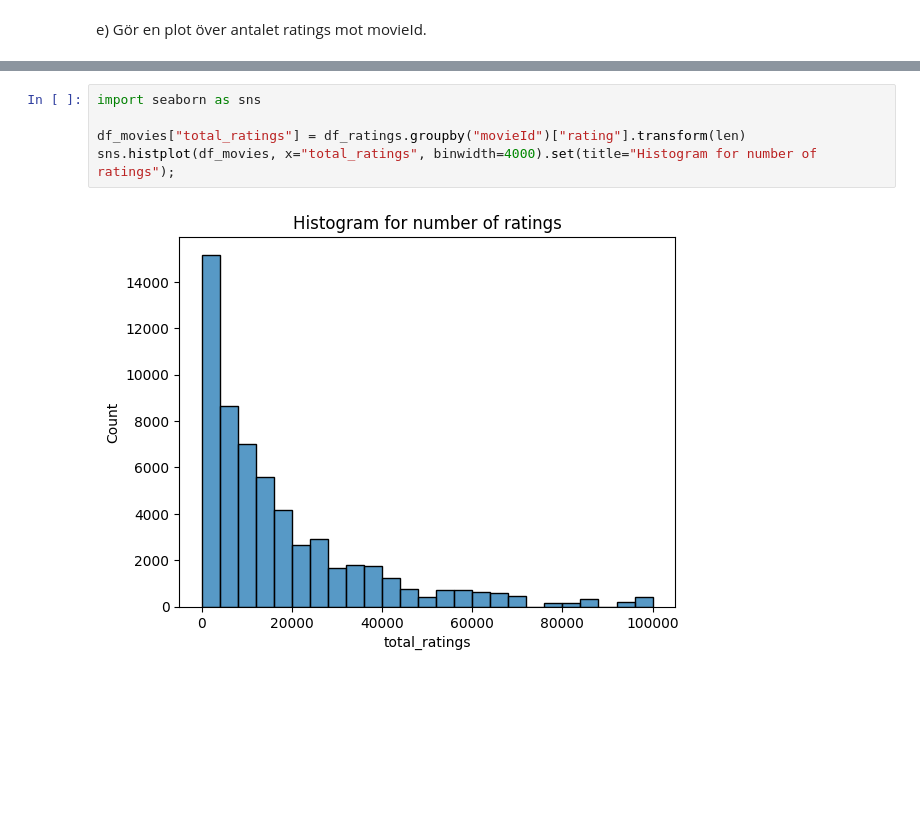
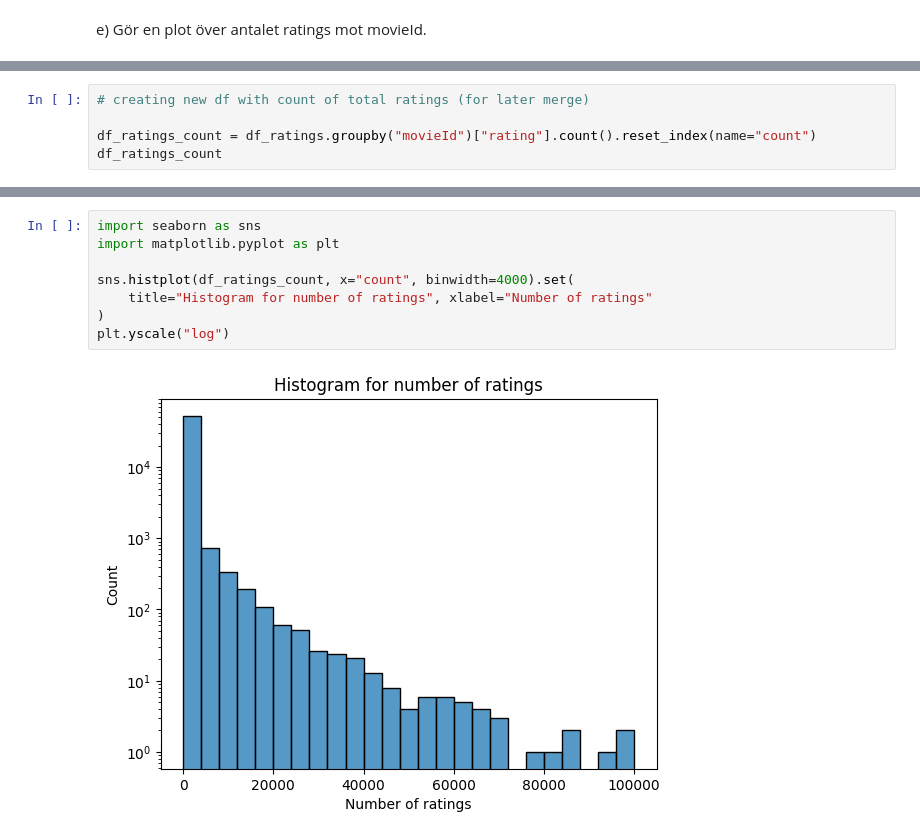
Before and after one commit to HakanAkerblom/Machine-learning-Hakan-Akerblom, a Jupyter notebook: Laboration/1. Recommender.ipynb, the cells around one changed output, grey strips where cells are left out. Cells and saved outputs as stored; diff of their text form; blank space fills up the shorter version.

```diff
--- a/Laboration/1. Recommender.ipynb
+++ b/Laboration/1. Recommender.ipynb
@@ -112,0 +132,5 @@ e) Gör en plot över antalet ratings mot movieId.
+# %%
+# creating new df with count of total ratings (for later merge)
+
+df_ratings_count = df_ratings.groupby("movieId")["rating"].count().reset_index(name="count")
+df_ratings_count
@@ -113,7 +176,10 @@ e) Gör en plot över antalet ratings mot movieId.
 # %%
 import seaborn as sns
+import matplotlib.pyplot as plt
 
-df_movies["total_ratings"] = df_ratings.groupby("movieId")["rating"].transform(len)
-sns.histplot(df_movies, x="total_ratings", binwidth=4000).set(title="Histogram for number of ratings");
+sns.histplot(df_ratings_count, x="count", binwidth=4000).set(
+    title="Histogram for number of ratings", xlabel="Number of ratings"
+)
+plt.yscale("log")
 # %% [output]
-[figure, old version]
+[figure, new version]
```
Also changed, not shown: parts of 25 cells of this notebook, 4 other files.
